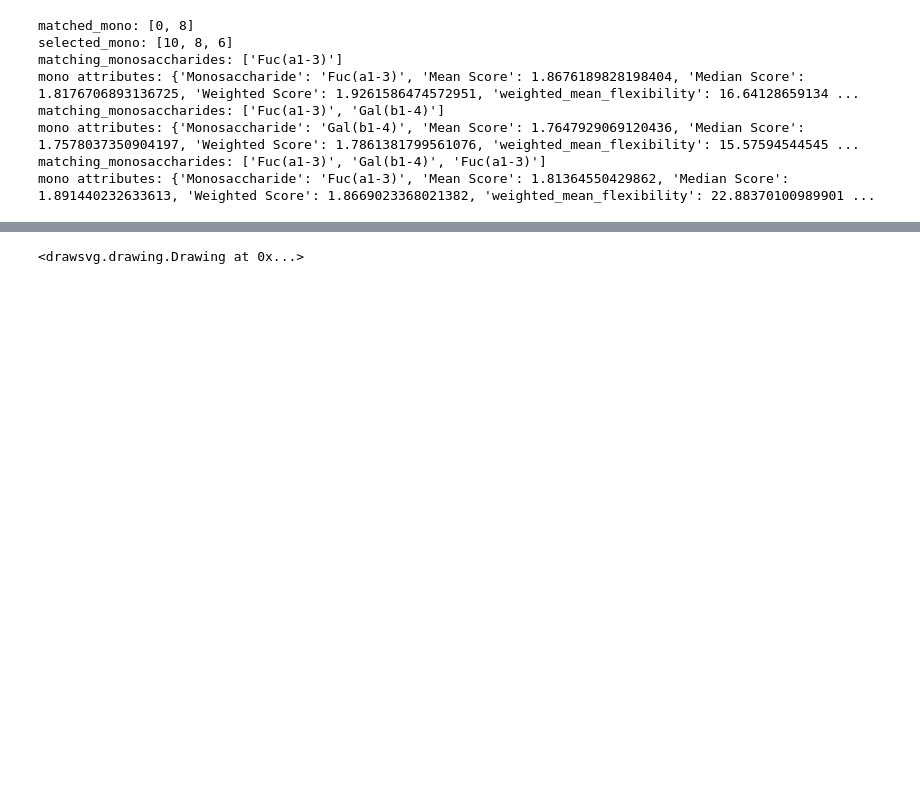
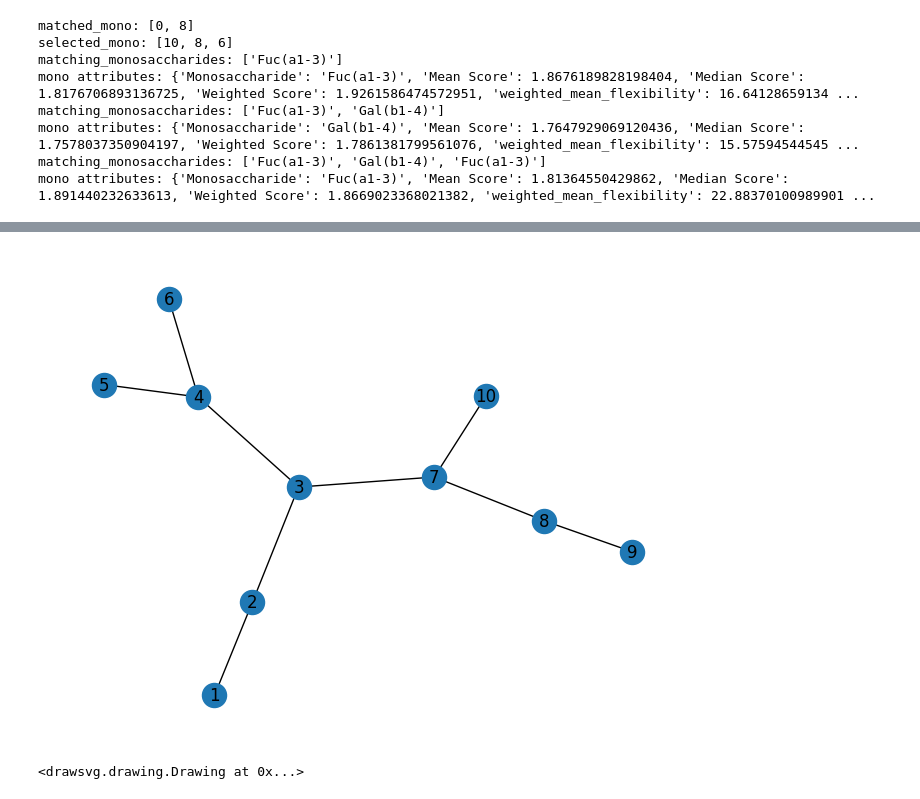
Before and after one commit to zeyak/GlyContact_analyses, a Jupyter notebook: scripts/correlation/func/dev/process_glycan.ipynb, the cells around one changed output, grey strips where cells are left out. Cells and saved outputs as stored; diff of their text form; code cells hidden in the pictures; blank space fills up the shorter version.

```diff
--- a/scripts/correlation/func/dev/process_glycan.ipynb
+++ b/scripts/correlation/func/dev/process_glycan.ipynb
@@ -128,3 +128,8 @@ nx.draw(fuc_3, with_labels=True)
+# %%
+#Lucs graph
+nx.draw(flex_data['Fuc(a1-2)Gal(b1-4)[Fuc(a1-3)]GlcNAc(b1-3)[Fuc(a1-3)[Gal(b1-4)]GlcNAc(b1-6)]Gal(b1-4)Glc'] , with_labels=True)
+# %% [output]
+[figure, added]
 # %%
 GlycoDraw('Fuc(a1-2)Gal(b1-4)[Fuc(a1-3)]GlcNAc(b1-3)[Fuc(a1-3)[Gal(b1-4)]GlcNAc(b1-6)]Gal(b1-4)Glc', highlight_motif='Fuc')
 # %% [output]
```
Also changed, not shown: parts of 2 cells of this notebook.
